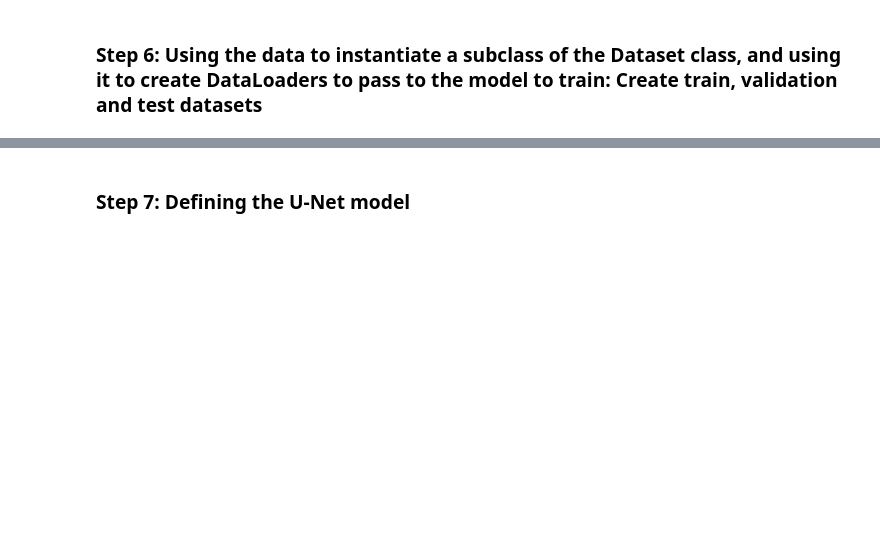
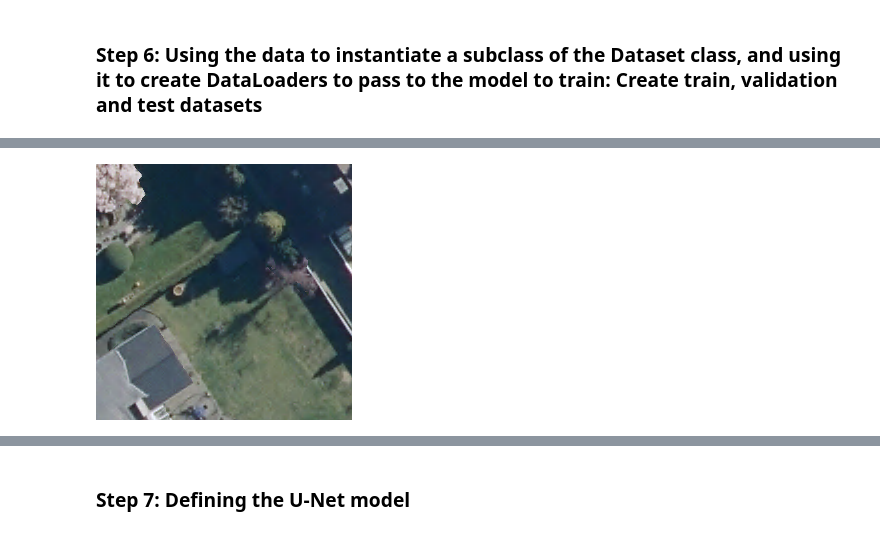
Before and after one commit to GabZech/building-segmentation-tutorial, a Jupyter notebook: DL_tutorial_memo_and_overview.ipynb, the cells around one changed output, grey strips where cells are left out. Saved outputs shown, nothing was run; the diff lists cells and outputs as text; code cells hidden in the pictures; blank space fills up the shorter version.

```diff
--- a/DL_tutorial_memo_and_overview.ipynb
+++ b/DL_tutorial_memo_and_overview.ipynb
@@ -574,2 +615,33 @@ Loading the tensors and displaying them as images
 # %% [markdown]
 ### Step 6: Using the data to instantiate a subclass of the Dataset class, and using it to create DataLoaders to pass to the model to train: Create train, validation and test datasets
+# %%
+class patchDataset(Dataset):
+    def __init__(self, X, Y):
+        super().__init__()
+        self.Imgs = X
+        self.Msks = Y
+
+    def __getitem__(self, idx):
+
+        x = self.Imgs[idx].detach().cpu().numpy().transpose((2,0,1))
+        x = torch.tensor(x, dtype=torch.float32)
+
+        y = Msks[idx].detach().cpu().numpy().transpose()
+        y = torch.tensor(y, dtype=torch.float32)
+        y = y.type(torch.LongTensor)
+
+        return x,y
+
+    def getimg(self, idx, mask=False):
+        if mask:
+            msk = self.Msks[idx].detach().cpu().numpy().transpose()
+            m = Image.fromarray(msk.astype(np.uint8), 'L')
+            return m
+        else:
+            img = self.Imgs[idx].detach().cpu().numpy()[:,:,:-1]
+            z = Image.fromarray(img.astype(np.uint8), 'RGB')
+            return z
+    def __len__(self):
+        return len(self.Imgs)
+# %%
+dataset = patchDataset(Imgs, Msks)
@@ -575,0 +661,4 @@ Loading the tensors and displaying them as images
+# %%
+dataset.getimg(55)
+# %% [output]
+[figure, added]
```
Also changed, not shown: parts of 44 cells of this notebook.
